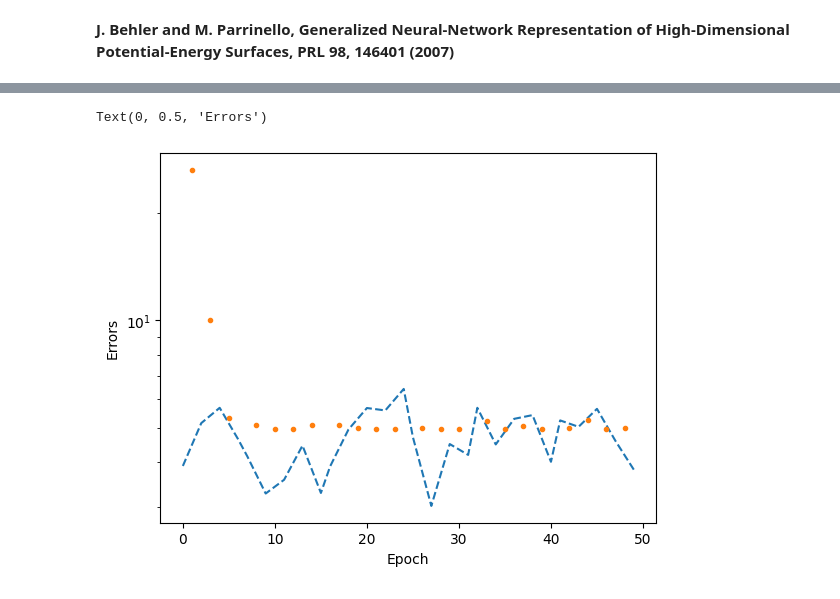
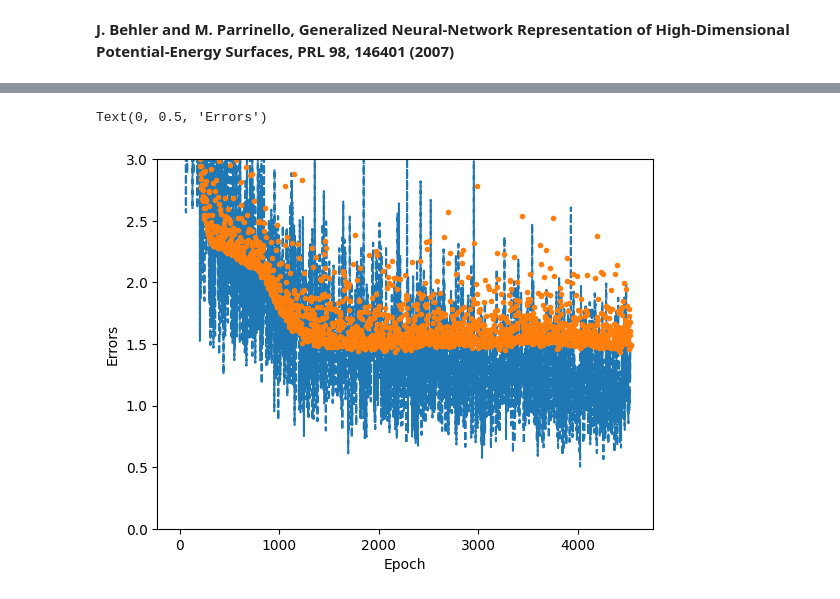
Before and after one commit to ECNUwangjn/BPNN-potential, a Jupyter notebook: BPNNpotential.ipynb, the cells around one changed output, grey strips where cells are left out. Saved outputs shown, nothing was run; the diff lists cells and outputs as text; code cells hidden in the pictures.

```diff
--- a/BPNNpotential.ipynb
+++ b/BPNNpotential.ipynb
@@ -432,19 +546,21 @@ for name, parameters in model.named_parameters():
 # %%
-#plot
+#plot loss curve
 import pandas as pd
 
-loss_pack = pd.read_csv("logs_csv/lightning_logs/version_0/metrics.csv")
+loss_pack = pd.read_csv("logs_csv/lightning_logs/version_23/metrics.csv")
 loss_valid = loss_pack.valloss.dropna()
 loss_train = loss_pack.train_loss.dropna()
 
 
 fig, ax = plt.subplots()
-ax.semilogy(loss_train,'--',loss_valid,'.')
+#ax.semilogy(loss_train,'--',loss_valid,'.')
+plt.plot(loss_train,'--')
+plt.ylim(0,3)
+plt.plot(loss_valid,'.')
 ax.set_xlabel("Epoch")
 ax.set_ylabel("Errors")
-# Show the predicted surface, and compare to the reference one
 # %% [output]
 Text(0, 0.5, 'Errors')
-[figure, old version]
+[figure, new version]
 # %%
 class NeuralNetwork(nn.Module):
```
Also changed, not shown: parts of 20 cells of this notebook, 1 other file.
